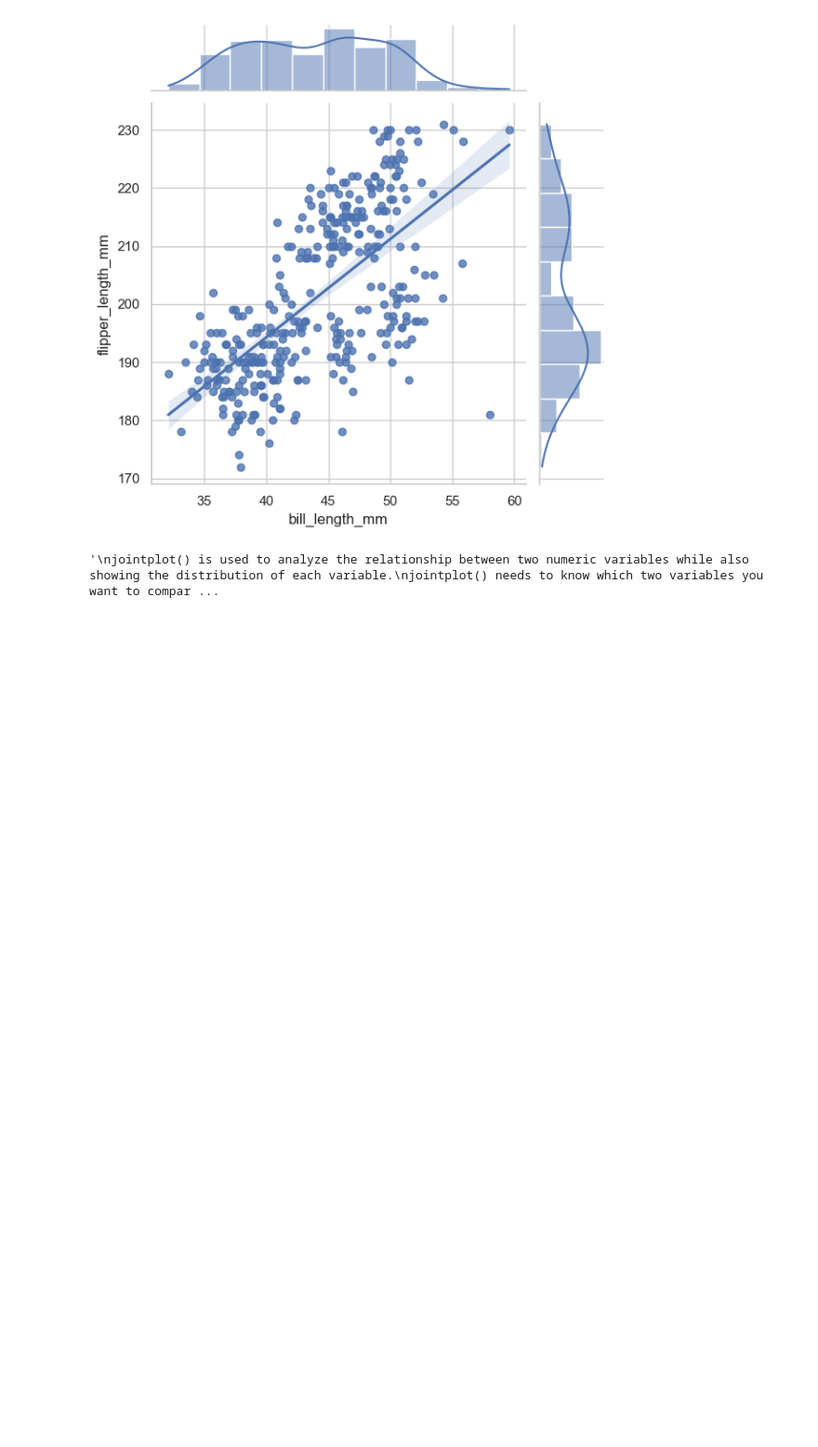
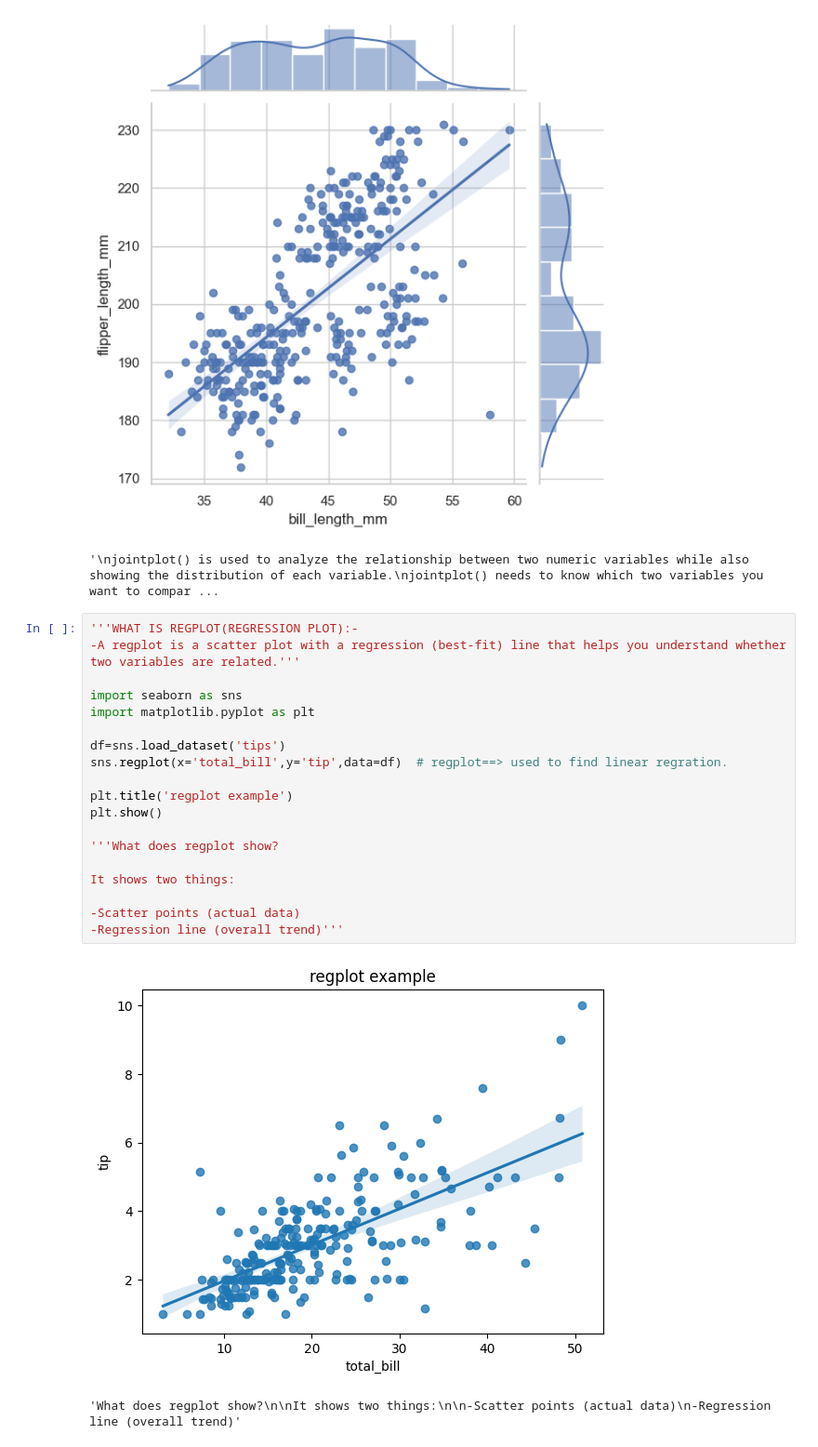
Before and after one commit to Devanshuk07/DATA-SCIENCE-AHEMDABAD, a Jupyter notebook: CORE PYTHON/LIBRARIES-SAHIL SIR/SEABORN/EVERYTHING SEABORN.ipynb, the cells around one changed output. Shown at 93% size. Drawn from its saved outputs; the diff is of its cells as text; blank space fills up the shorter version.

```diff
--- a/CORE PYTHON/LIBRARIES-SAHIL SIR/SEABORN/EVERYTHING SEABORN.ipynb
+++ b/CORE PYTHON/LIBRARIES-SAHIL SIR/SEABORN/EVERYTHING SEABORN.ipynb
@@ -343,3 +344,25 @@ jointplot() needs to know which two variables you want to compare.'''
 [344 rows x 7 columns]
 [figure]
 '\njointplot() is used to analyze the relationship between two numeric variables while also showing the distribution of each variable.\njointplot() needs to know which two variables you want to compar ...
+# %%
+'''WHAT IS REGPLOT(REGRESSION PLOT):-
+-A regplot is a scatter plot with a regression (best-fit) line that helps you understand whether two variables are related.'''
+
+import seaborn as sns
+import matplotlib.pyplot as plt
+
+df=sns.load_dataset('tips')
+sns.regplot(x='total_bill',y='tip',data=df)  # regplot==> used to find linear regration.
+
+plt.title('regplot example')
+plt.show()
+
+'''What does regplot show?
+
+It shows two things:
+
+-Scatter points (actual data)
+-Regression line (overall trend)'''
+# %% [output]
+[figure, added]
+'What does regplot show?\n\nIt shows two things:\n\n-Scatter points (actual data)\n-Regression line (overall trend)'
```
Also changed, not shown: parts of 4 cells of this notebook, 1 other file.
